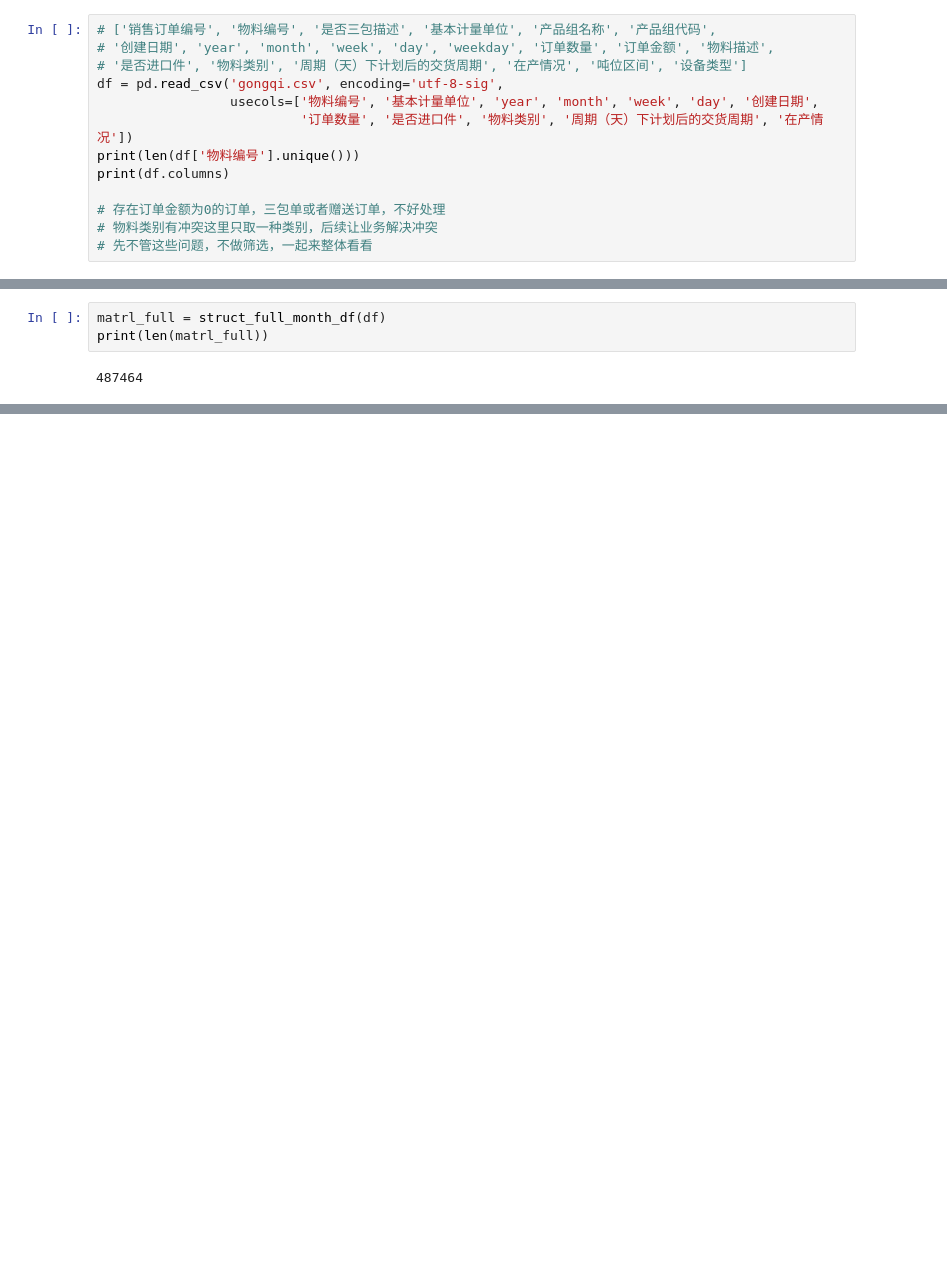
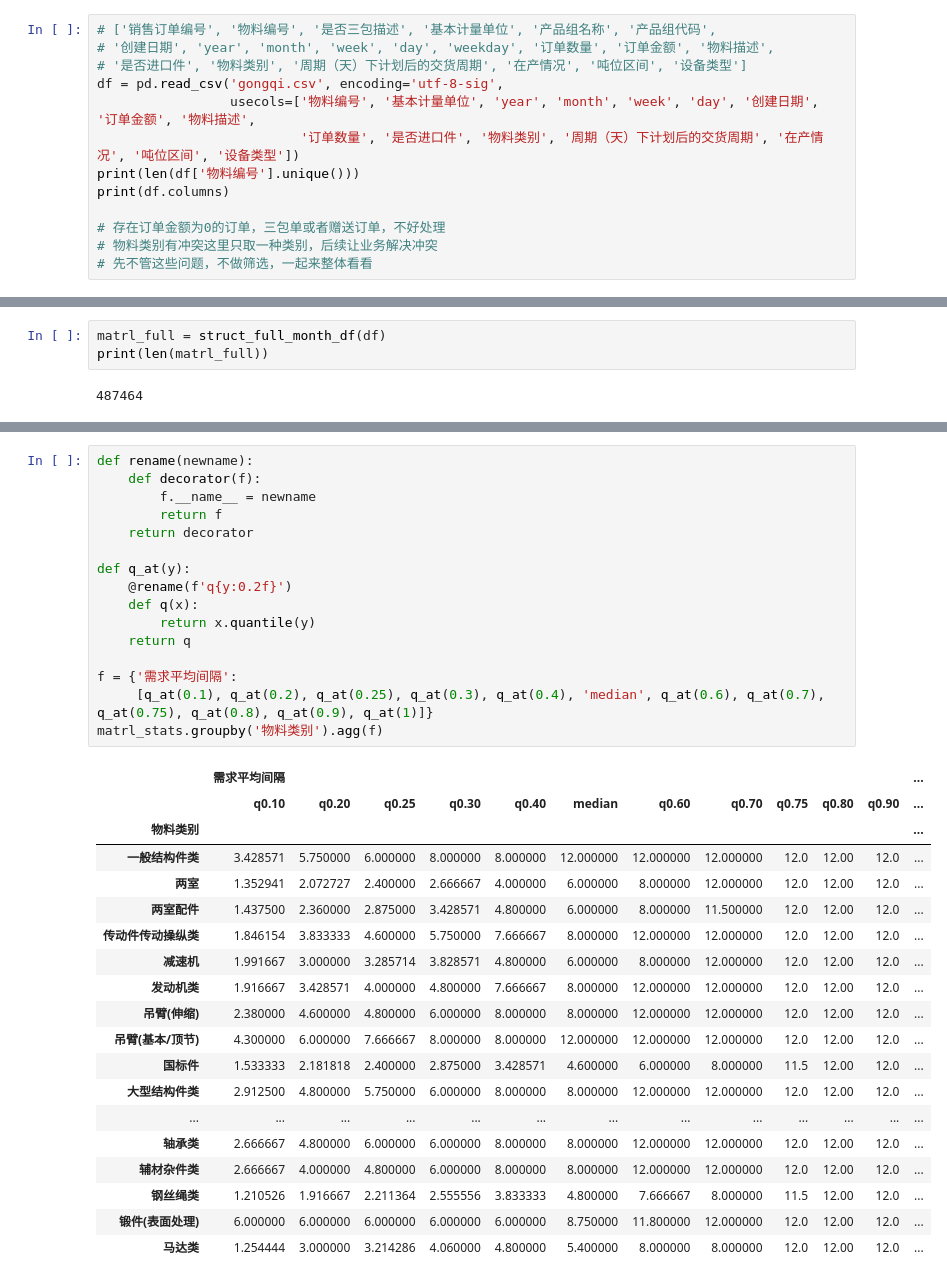
Before and after one commit to Charlie258/Machine-learning, a Jupyter notebook: 工起数据分类探索2.ipynb, the cells around one changed output, grey strips where cells are left out. Cells and saved outputs as stored; diff of their text form; blank space fills up the shorter version.

```diff
--- a/工起数据分类探索2.ipynb
+++ b/工起数据分类探索2.ipynb
@@ -28,8 +30,8 @@ gongqi = pd.read_csv('gongqi.csv', encoding='utf-8-sig', index_col=0)
 # '创建日期', 'year', 'month', 'week', 'day', 'weekday', '订单数量', '订单金额', '物料描述',
 # '是否进口件', '物料类别', '周期（天）下计划后的交货周期', '在产情况', '吨位区间', '设备类型']
 df = pd.read_csv('gongqi.csv', encoding='utf-8-sig',
-                 usecols=['物料编号', '基本计量单位', 'year', 'month', 'week', 'day', '创建日期',
-                          '订单数量', '是否进口件', '物料类别', '周期（天）下计划后的交货周期', '在产情况'])
+                 usecols=['物料编号', '基本计量单位', 'year', 'month', 'week', 'day', '创建日期', '订单金额', '物料描述',
+                          '订单数量', '是否进口件', '物料类别', '周期（天）下计划后的交货周期', '在产情况', '吨位区间', '设备类型'])
 print(len(df['物料编号'].unique()))
 print(df.columns)
 
@@ -288,0 +428,36 @@ for i in ids:
+# %%
+def rename(newname):
+    def decorator(f):
+        f.__name__ = newname
+        return f
+    return decorator
+
+def q_at(y):
+    @rename(f'q{y:0.2f}')
+    def q(x):
+        return x.quantile(y)
+    return q
+
+f = {'需求平均间隔':
+     [q_at(0.1), q_at(0.2), q_at(0.25), q_at(0.3), q_at(0.4), 'median', q_at(0.6), q_at(0.7), q_at(0.75), q_at(0.8), q_at(0.9), q_at(1)]}
+matrl_stats.groupby('物料类别').agg(f)
+# %% [output]
+|  | 需求平均间隔 |  |  |  |  |  |  |  |  |  |  | ... |
+|  | q0.10 | q0.20 | q0.25 | q0.30 | q0.40 | median | q0.60 | q0.70 | q0.75 | q0.80 | q0.90 | ... |
+| 物料类别 |  |  |  |  |  |  |  |  |  |  |  | ... |
+| 一般结构件类 | 3.428571 | 5.750000 | 6.000000 | 8.000000 | 8.000000 | 12.000000 | 12.000000 | 12.000000 | 12.0 | 12.00 | 12.0 | ... |
+| 两室 | 1.352941 | 2.072727 | 2.400000 | 2.666667 | 4.000000 | 6.000000 | 8.000000 | 12.000000 | 12.0 | 12.00 | 12.0 | ... |
+| 两室配件 | 1.437500 | 2.360000 | 2.875000 | 3.428571 | 4.800000 | 6.000000 | 8.000000 | 11.500000 | 12.0 | 12.00 | 12.0 | ... |
+| 传动件传动操纵类 | 1.846154 | 3.833333 | 4.600000 | 5.750000 | 7.666667 | 8.000000 | 12.000000 | 12.000000 | 12.0 | 12.00 | 12.0 | ... |
+| 减速机 | 1.991667 | 3.000000 | 3.285714 | 3.828571 | 4.800000 | 6.000000 | 8.000000 | 12.000000 | 12.0 | 12.00 | 12.0 | ... |
+| 发动机类 | 1.916667 | 3.428571 | 4.000000 | 4.800000 | 7.666667 | 8.000000 | 12.000000 | 12.000000 | 12.0 | 12.00 | 12.0 | ... |
+| 吊臂(伸缩) | 2.380000 | 4.600000 | 4.800000 | 6.000000 | 8.000000 | 8.000000 | 12.000000 | 12.000000 | 12.0 | 12.00 | 12.0 | ... |
+| 吊臂(基本/顶节) | 4.300000 | 6.000000 | 7.666667 | 8.000000 | 8.000000 | 12.000000 | 12.000000 | 12.000000 | 12.0 | 12.00 | 12.0 | ... |
+| 国标件 | 1.533333 | 2.181818 | 2.400000 | 2.875000 | 3.428571 | 4.600000 | 6.000000 | 8.000000 | 11.5 | 12.00 | 12.0 | ... |
+| 大型结构件类 | 2.912500 | 4.800000 | 5.750000 | 6.000000 | 8.000000 | 8.000000 | 12.000000 | 12.000000 | 12.0 | 12.00 | 12.0 | ... |
+| ... | ... | ... | ... | ... | ... | ... | ... | ... | ... | ... | ... | ... |
+| 轴承类 | 2.666667 | 4.800000 | 6.000000 | 6.000000 | 8.000000 | 8.000000 | 12.000000 | 12.000000 | 12.0 | 12.00 | 12.0 | ... |
+| 辅材杂件类 | 2.666667 | 4.000000 | 4.800000 | 6.000000 | 8.000000 | 8.000000 | 12.000000 | 12.000000 | 12.0 | 12.00 | 12.0 | ... |
+| 钢丝绳类 | 1.210526 | 1.916667 | 2.211364 | 2.555556 | 3.833333 | 4.800000 | 7.666667 | 8.000000 | 11.5 | 12.00 | 12.0 | ... |
+| 锻件(表面处理) | 6.000000 | 6.000000 | 6.000000 | 6.000000 | 6.000000 | 8.750000 | 11.800000 | 12.000000 | 12.0 | 12.00 | 12.0 | ... |
+| 马达类 | 1.254444 | 3.000000 | 3.214286 | 4.060000 | 4.800000 | 5.400000 | 8.000000 | 8.000000 | 12.0 | 12.00 | 12.0 | ... |
```
Also changed, not shown: parts of 24 cells of this notebook.
